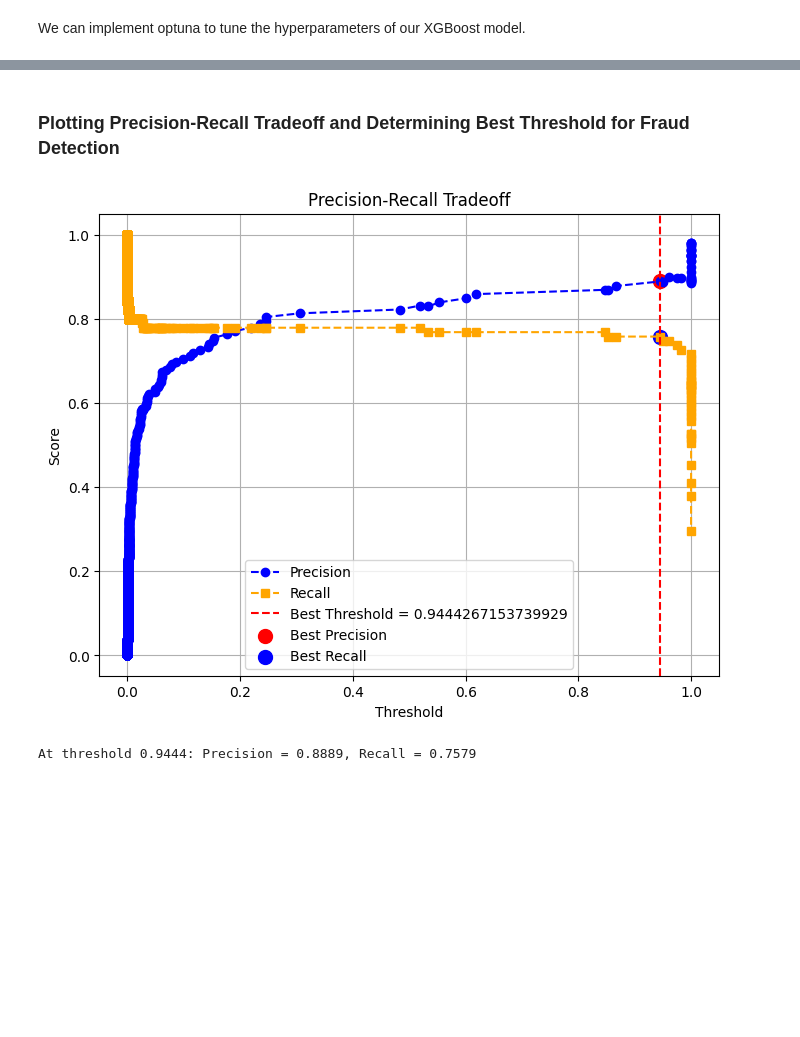
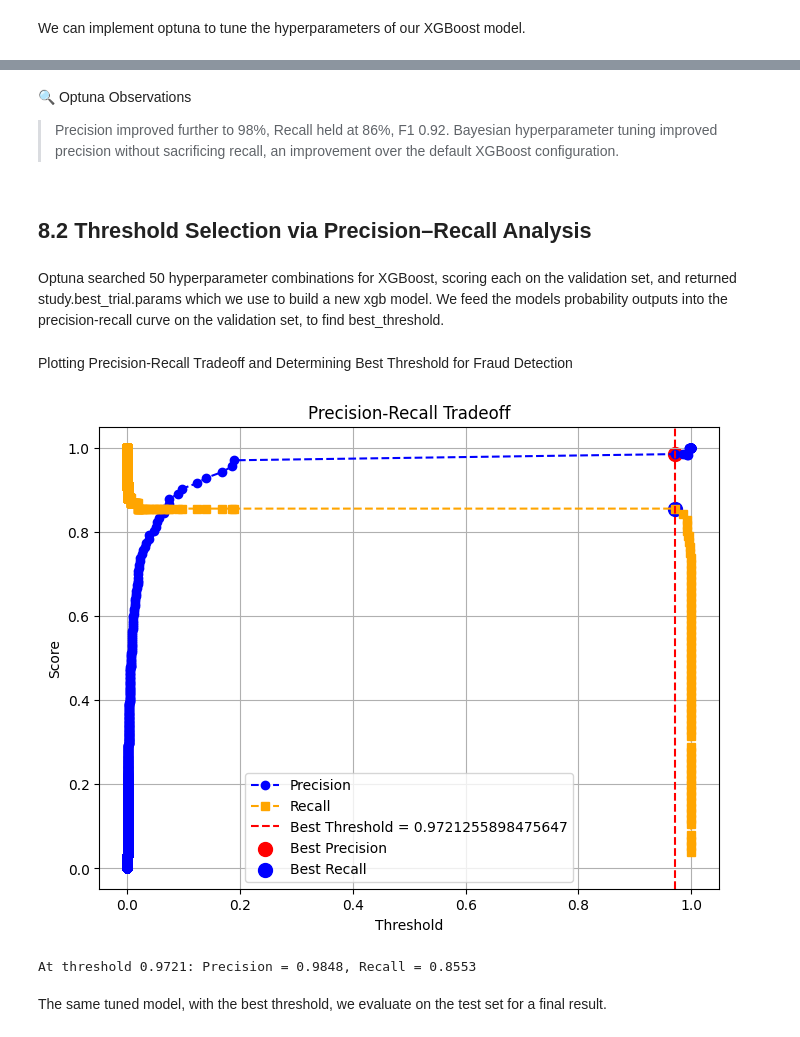
Before and after one commit to mcadriaans/ml_credit-card-fraud-detection, a Jupyter notebook: Credit_Card_Fraud_Detection.ipynb, the cells around one changed output, grey strips where cells are left out. Drawn from its saved outputs; the diff is of its cells as text; code cells hidden in the pictures; blank space fills up the shorter version.

```diff
--- a/Credit_Card_Fraud_Detection.ipynb
+++ b/Credit_Card_Fraud_Detection.ipynb
@@ -126,5 +147,13 @@ scaler = StandardScaler()
+# %%
+# Validation_split (80% train, 20% validation)
+X_train, X_val, y_train, y_val = train_test_split(X_train, y_train, test_size=0.2, random_state=42, stratify=y_train)
 # %%
+# Feature scaling
+# Instantiate a scaler object
+scaler = StandardScaler()
+
 # Normalize the training and test feature sets to improve model performance
 X_train_scaled = scaler.fit_transform(X_train)
+X_val_scaled = scaler.transform(X_val)
 X_test_scaled = scaler.transform(X_test)
 # %% [markdown]
@@ -406,2 +465,5 @@ weighted avg       1.00      0.96      0.98     56746
 # %% [markdown]
 XGBoost is an optimized gradient boosting library that works exceptionally well for fraud detection. It provides scale_pos_weight, which adjusts the weight of the minority class.
+# %%
+fraud_weight = y_train.value_counts()[0] / y_train.value_counts()[1]
+fraud_weight
@@ -451,7 +521,6 @@ Successfully installed alembic-1.15.2 colorlog-6.9.0 optuna-4.3.0
 # %%
 import optuna
-from sklearn.metrics import recall_score, f1_score
-from sklearn.utils.class_weight import compute_sample_weight
+from sklearn.metrics import  f1_score
 
 
 # Define Optuna objective function
@@ -468,10 +537,10 @@ def objective(trial):
 
     # Train XGBoost model
     model = XGBClassifier(**params, scale_pos_weight=fraud_weight, use_label_encoder=False, eval_metric='logloss', verbose=1, n_jobs=-1)
-    model.fit(X_train, y_train)
+    model.fit(X_train_scaled, y_train)
 
     # Predict probabilities
-    y_pred_proba = model.predict_proba(X_test)[:, 1]  # Get fraud class probability
+    y_pred_proba = model.predict_proba(X_val_scaled)[:, 1]  # Get fraud class probability
 
     # Convert probabilities to class labels using a low threshold (improves recall)
     threshold = 0.5  # You can tune this further
@@ -482,10 +551,10 @@ def objective(trial):
     #return recall
     #---------------------------------------------------------------------
     # Calculate F1-score
-    f1 = f1_score(y_test, y_pred)
+    f1 = f1_score(y_val, y_pred)
     return f1
 
 # Run Optuna optimization
-study = optuna.create_study(direction='maximize')  # Maximise f1-score for spam
+study = optuna.create_study(direction='maximize', sampler=optuna.samplers.TPESampler(seed=42)) # Maximise f1-score for fraud
 study.optimize(objective, n_trials=50)
 # %% [output]
@@ -531,43 +600,52 @@ weighted avg       1.00      1.00      1.00     56746
+# %% [markdown]
+🔍 Optuna Observations
+>Precision improved further to 98%, Recall held at 86%, F1 0.92. Bayesian hyperparameter tuning improved precision without sacrificing recall, an improvement over the default XGBoost configuration.
+# %% [markdown]
+## 8.2 Threshold Selection via Precision–Recall Analysis
+# %% [markdown]
+Optuna searched 50 hyperparameter combinations for XGBoost, scoring each on the validation set, and returned study.best_trial.params which we use to build a new xgb model. We feed the models probability outputs  into the precision-recall curve on the validation set, to find best_threshold.
 # %% [markdown]
-### Plotting Precision-Recall Tradeoff and Determining Best Threshold for Fraud Detection
+Plotting Precision-Recall Tradeoff and Determining Best Threshold for Fraud Detection
 # %%
 import matplotlib.pyplot as plt
 import numpy as np
 from sklearn.metrics import precision_recall_curve
 
 # Predict probabilities
-y_pred_proba = xgb.predict_proba(X_test)[:, 1]  # Get fraud class probability
+y_pred_proba = xgb.predict_proba(X_val_scaled)[:, 1]  # Get fraud class probability
 
 # Compute precision-recall curve
-precision, recall, thresholds = precision_recall_curve(y_test, y_pred_proba)
+precision, recall, thresholds = precision_recall_curve(y_val, y_pred_proba)
 
 
 # Compute F1-score
 f1_scores = (2 * precision[:-1] * recall[:-1]) / (precision[:-1] + recall[:-1] + 1e-10)  # Avoid division by zero
 best_idx = np.argmax(f1_scores)
 best_threshold = thresholds[best_idx]
 
 
 # Plot Precision and Recall against Threshold
 plt.figure(figsize=(8, 6))
 plt.plot(thresholds, precision[:-1], label="Precision", linestyle="--", marker="o", color="blue")
 plt.plot(thresholds, recall[:-1], label="Recall", linestyle="--", marker="s", color="orange")
 
 # Highlight best threshold
 plt.axvline(best_threshold, color="red", linestyle="--", label=f"Best Threshold = {best_threshold}")
 plt.scatter(best_threshold, precision[best_idx], color='red', s=100, label="Best Precision")
 plt.scatter(best_threshold, recall[best_idx], color='blue', s=100, label="Best Recall")
 
 # Labels and Legend
 plt.xlabel("Threshold")
 plt.ylabel("Score")
 plt.title("Precision-Recall Tradeoff")
 plt.legend()
 plt.grid()
 plt.show()
 
 print(f"At threshold {best_threshold:.4f}: Precision = {precision[best_idx]:.4f}, Recall = {recall[best_idx]:.4f}")
 # %% [output]
-[figure, old version]
+[figure, new version]
-At threshold 0.9444: Precision = 0.8889, Recall = 0.7579
+At threshold 0.9721: Precision = 0.9848, Recall = 0.8553
+# %% [markdown]
+The same tuned model, with the best  threshold, we evaluate  on the test set for a final result.
 # %%
```
Also changed, not shown: parts of 88 cells of this notebook.
